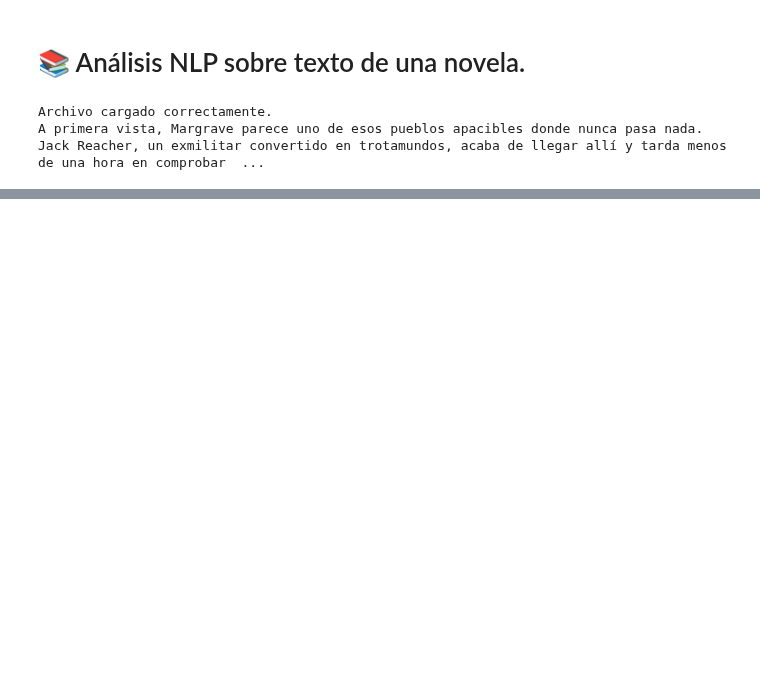
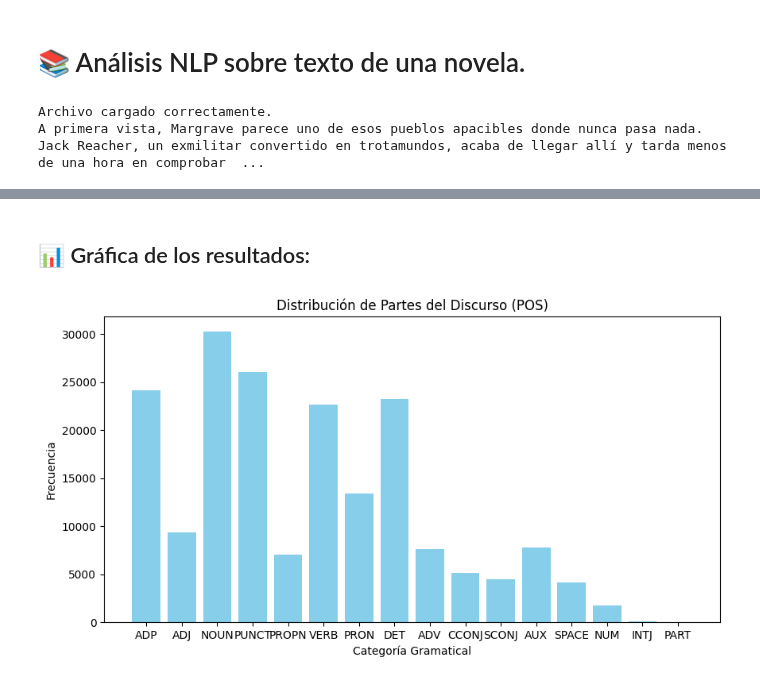
Before and after one commit to Leucocitokiller/Proyecto-Fina-NLP, a Jupyter notebook: NLP_Jack_Reacher.ipynb, the cells around one changed output, grey strips where cells are left out. Cells and saved outputs as stored; diff of their text form; code cells hidden in the pictures; blank space fills up the shorter version.

```diff
--- a/NLP_Jack_Reacher.ipynb
+++ b/NLP_Jack_Reacher.ipynb
@@ -70,0 +97,13 @@ print(texto[:1000])  # Mostrar los primeros 1000 caracteres
+# %%
+import spacy
+
+# Download the model if it's not installed
+!python -m spacy download es_core_news_sm # This line downloads the model
+
+nlp = spacy.load("es_core_news_sm")
+
+doc = nlp(libro)
+
+# Lemas y POS por palabra
+for token in doc[:10]:
+    print(f"{token.text} →  POS: {token.pos_}")
@@ -70,0 +131,5 @@ print(texto[:1000])  # Mostrar los primeros 1000 caracteres
+# %%
+from collections import Counter
+
+pos_counts = Counter(token.pos_ for token in doc)
+pos_counts
@@ -70,0 +153,15 @@ print(texto[:1000])  # Mostrar los primeros 1000 caracteres
+# %% [markdown]
+## 📊 Gráfica de los resultados:
+# %%
+import matplotlib.pyplot as plt
+
+labels, values = zip(*pos_counts.items())
+
+plt.figure(figsize=(10, 5))
+plt.bar(labels, values, color='skyblue')
+plt.title("Distribución de Partes del Discurso (POS)")
+plt.xlabel("Categoría Gramatical")
+plt.ylabel("Frecuencia")
+plt.show()
+# %% [output]
+[figure, added]
```
Also changed, not shown: parts of 23 cells of this notebook.
